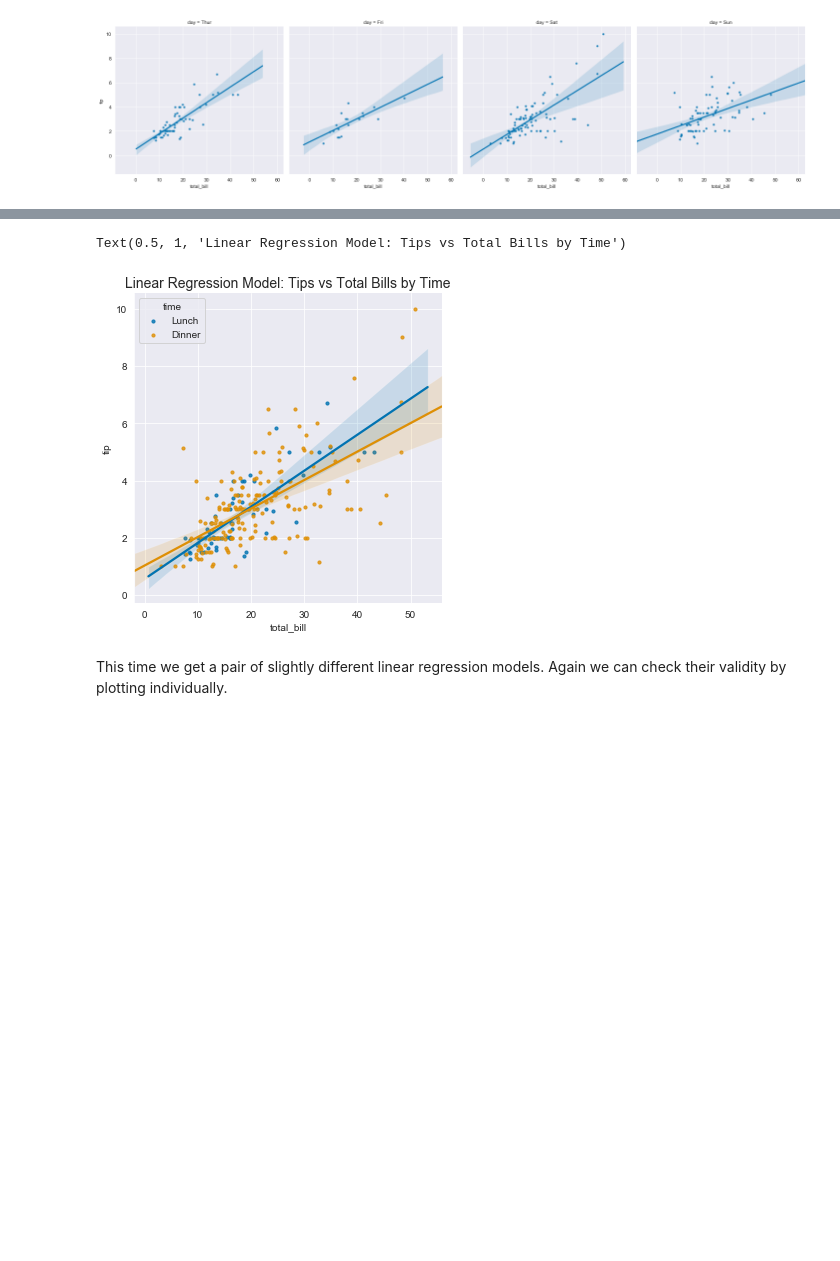
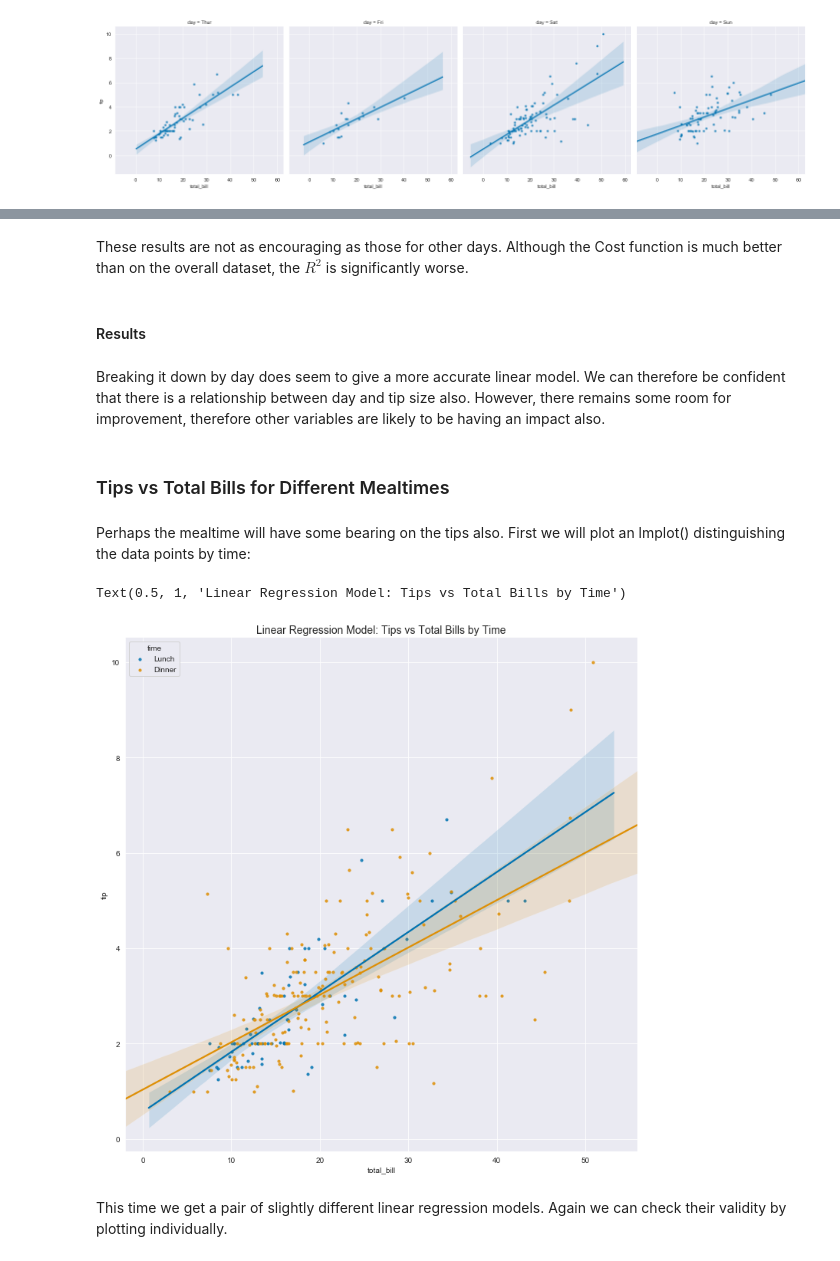
Before and after one commit to Pmcg1/FoDA_Project_2019, a Jupyter notebook: FoDA_Assessment_2019.ipynb, the cells around one changed output, grey strips where cells are left out. Cells and saved outputs as stored; diff of their text form; code cells hidden in the pictures; blank space fills up the shorter version.

Commit message:
restructured, added analysis of fit, broke down analysis by time as well as day

```diff
--- a/FoDA_Assessment_2019.ipynb
+++ b/FoDA_Assessment_2019.ipynb
@@ -326,10 +600,20 @@ We can now carry out the same process but comparing mealtimes rather than days.
+# %% [markdown]
+These results are not as encouraging as those for other days. Although the Cost function is much better than on the overall dataset, the $R^2$ is significantly worse.
+# %% [markdown]
+#### Results
+# %% [markdown]
+Breaking it down by day does seem to give a more accurate linear model. We can therefore be confident that there is a relationship between day and tip size also. However, there remains some room for improvement, therefore other variables are likely to be having an impact also.
+# %% [markdown]
+### Tips vs Total Bills for Different Mealtimes
+# %% [markdown]
+Perhaps the mealtime will have some bearing on the tips also. First we will plot an lmplot() distinguishing the data points by time:
 # %%
-sns.lmplot(x="total_bill", y="tip", hue="time", ci=95, data=df, scatter_kws={"s": 10}, legend_out=False)
+sns.lmplot(x="total_bill", y="tip", hue="time", ci=95, data=df, scatter_kws={"s": 10}, legend_out=False, height=10)
 
 plt.title('Linear Regression Model: Tips vs Total Bills by Time', fontsize=14)
 # %% [output]
 Text(0.5, 1, 'Linear Regression Model: Tips vs Total Bills by Time')
-[figure, old version]
+[figure, new version]
 # %% [markdown]
 This time we get a pair of slightly different linear regression models. Again we can check their validity by plotting individually.
 # %%
```
Also changed, not shown: parts of 103 cells of this notebook.
